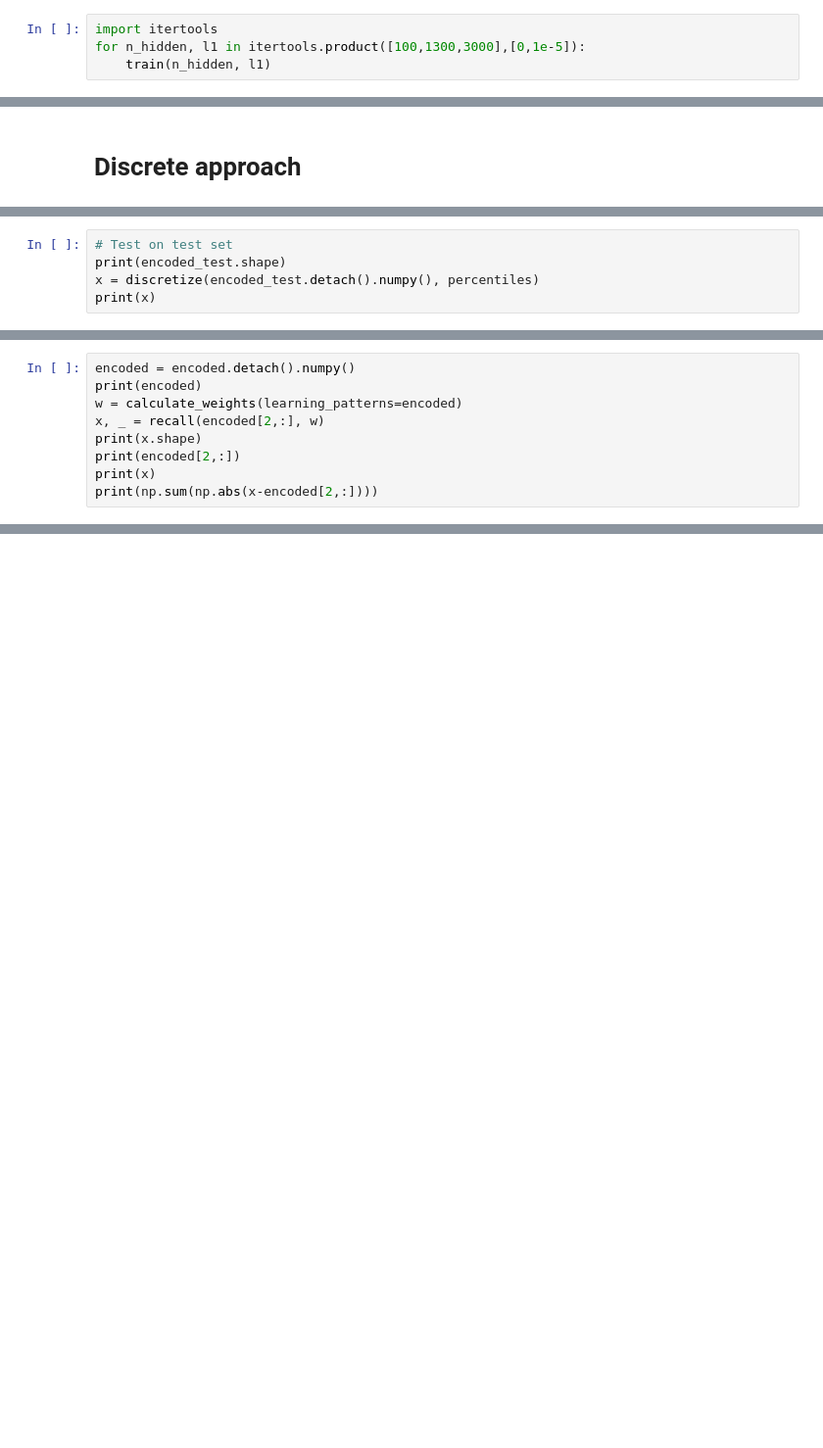
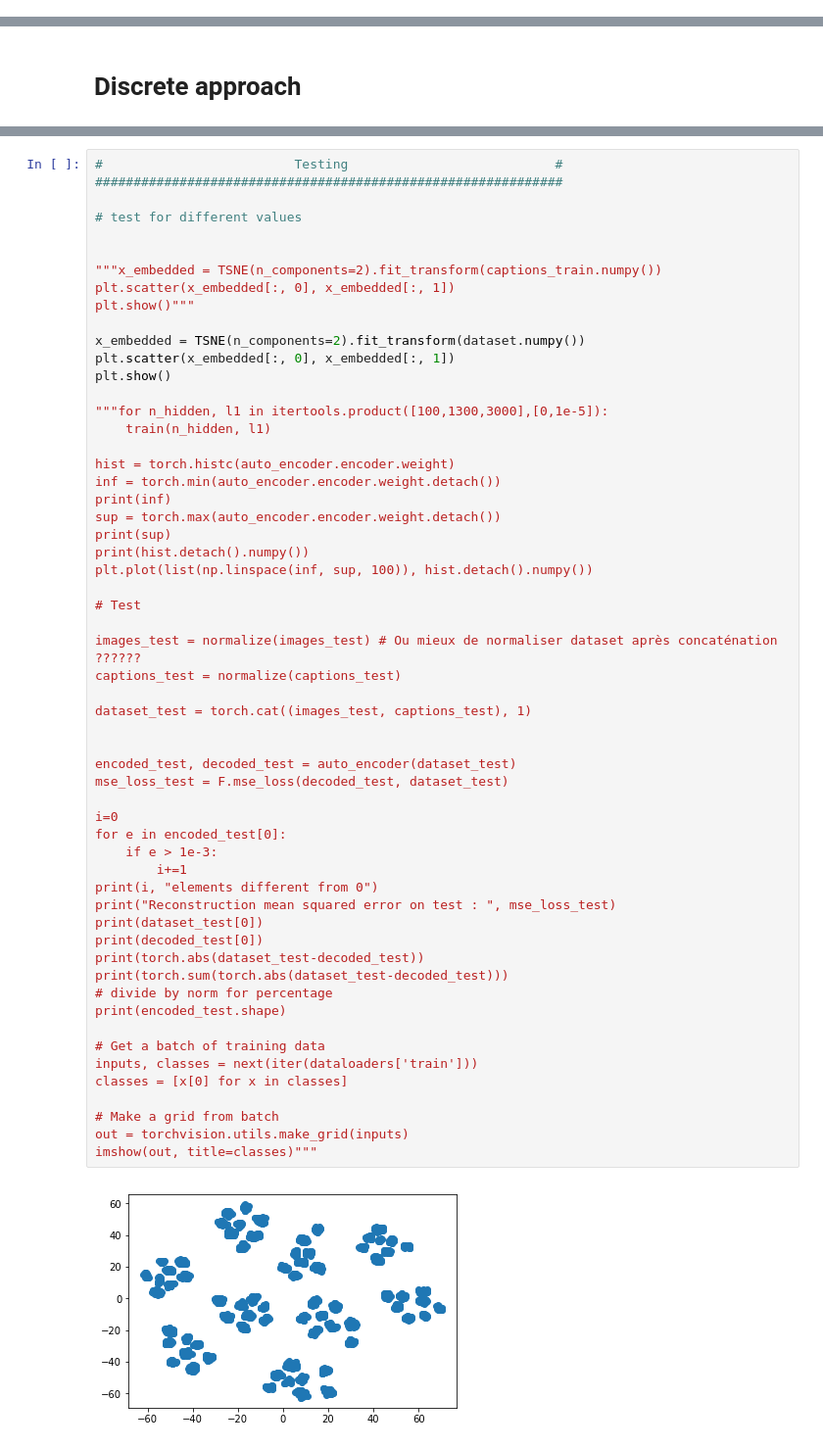
Before and after one commit to AntoineSueur/Brain-ML, a Jupyter notebook: Feature_Extraction.ipynb, the cells around one changed output, grey strips where cells are left out. Shown at 98% size. Drawn from its saved outputs; the diff is of its cells as text; blank space fills up the shorter version.

Commit message:
Working BCPNN Clustering and visualizations

```diff
--- a/Feature_Extraction.ipynb
+++ b/Feature_Extraction.ipynb
@@ -390,4 +288,0 @@ Final MSE :  tensor(0.0006, grad_fn=<MseLossBackward>)
-# %%
-import itertools
-for n_hidden, l1 in itertools.product([100,1300,3000],[0,1e-5]):
-    train(n_hidden, l1)
@@ -650,5 +362,0 @@ print(bias)
-# %%
-# Test on test set
-print(encoded_test.shape)
-x = discretize(encoded_test.detach().numpy(), percentiles)
-print(x)
@@ -736,9 +362,0 @@ def recall(x, w):
-# %%
-encoded = encoded.detach().numpy()
-print(encoded)
-w = calculate_weights(learning_patterns=encoded)
-x, _ = recall(encoded[2,:], w)
-print(x.shape)
-print(encoded[2,:])
-print(x)
-print(np.sum(np.abs(x-encoded[2,:])))
@@ -762,0 +473,59 @@ Energy :  -1.0889102808537072e+27
+# %%
+#                         Testing                           #
+#############################################################
+
+# test for different values
+
+
+"""x_embedded = TSNE(n_components=2).fit_transform(captions_train.numpy())
+plt.scatter(x_embedded[:, 0], x_embedded[:, 1])
+plt.show()"""
+
+x_embedded = TSNE(n_components=2).fit_transform(dataset.numpy())
+plt.scatter(x_embedded[:, 0], x_embedded[:, 1])
+plt.show()
+
+"""for n_hidden, l1 in itertools.product([100,1300,3000],[0,1e-5]):
+    train(n_hidden, l1)
+
+hist = torch.histc(auto_encoder.encoder.weight)
+inf = torch.min(auto_encoder.encoder.weight.detach())
+print(inf)
+sup = torch.max(auto_encoder.encoder.weight.detach())
+print(sup)
+print(hist.detach().numpy())
+plt.plot(list(np.linspace(inf, sup, 100)), hist.detach().numpy())
+
+# Test
+
+images_test = normalize(images_test) # Ou mieux de normaliser dataset après concaténation ??????
+captions_test = normalize(captions_test)
+
+dataset_test = torch.cat((images_test, captions_test), 1)
+
+
+encoded_test, decoded_test = auto_encoder(dataset_test)
+mse_loss_test = F.mse_loss(decoded_test, dataset_test)
+
+i=0
+for e in encoded_test[0]:
+    if e > 1e-3:
+        i+=1
+print(i, "elements different from 0")
+print("Reconstruction mean squared error on test : ", mse_loss_test)
+print(dataset_test[0])
+print(decoded_test[0])
+print(torch.abs(dataset_test-decoded_test))
+print(torch.sum(torch.abs(dataset_test-decoded_test)))
+# divide by norm for percentage
+print(encoded_test.shape)
+
+# Get a batch of training data
+inputs, classes = next(iter(dataloaders['train']))
+classes = [x[0] for x in classes]
+
+# Make a grid from batch
+out = torchvision.utils.make_grid(inputs)
+imshow(out, title=classes)"""
+# %% [output]
+[figure, added]
```
Also changed, not shown: parts of 54 cells of this notebook.
